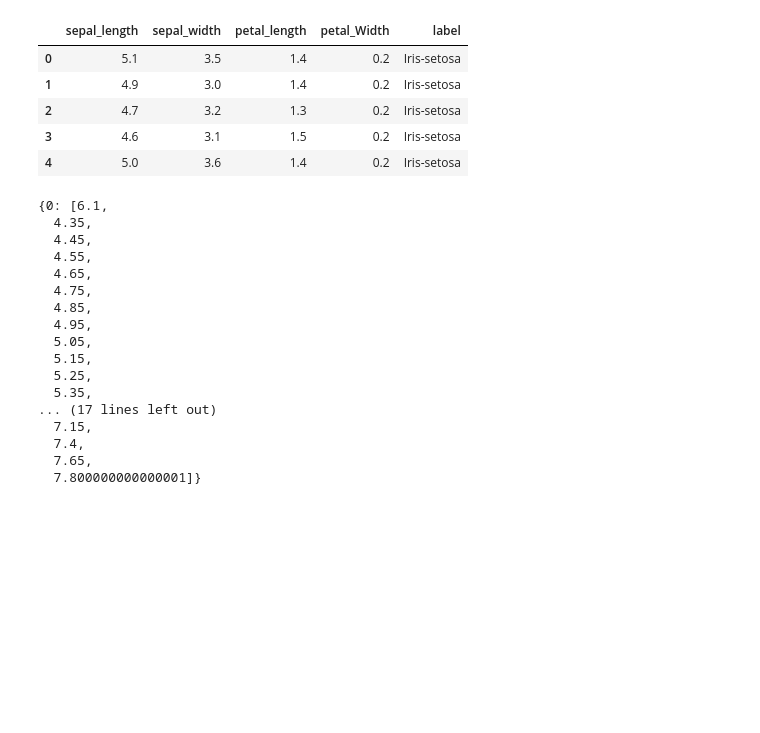
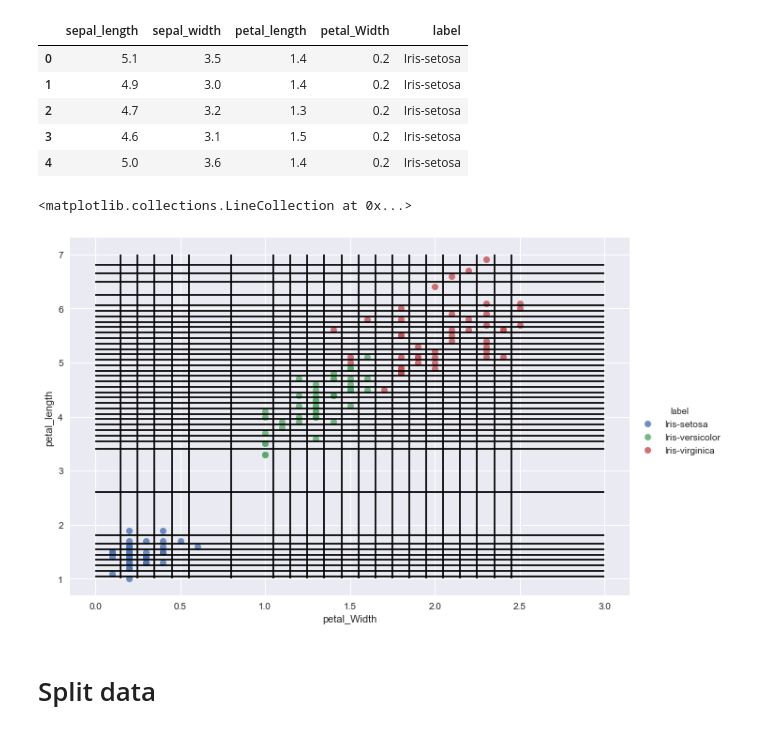
Before and after one commit to Inamdarpushkar/Decision_Tree, a Jupyter notebook: Decison_Tree_Python.ipynb, the cells around one changed output. Cells and saved outputs as stored; diff of their text form; code cells hidden in the pictures; blank space fills up the shorter version.

```diff
--- a/Decison_Tree_Python.ipynb
+++ b/Decison_Tree_Python.ipynb
@@ -69,7 +71,5 @@ classify_data(train_df[train_df.petal_Width>0.8].values)
 # %% [markdown]
 # Potential splits
-# %%
-def get_potential_splits(data):
 # %%
 train_df.head()
 # %% [output]
@@ -90,29 +90,22 @@ def get_potential_splits(data):
         unique_values=np.unique(values)
 
         for index in range(len(unique_values)):
-            current_value=unique_values[index]
-            previous_value=unique_values[index-1]
-            potential_split=(current_value+previous_value)/2
-            potential_splits[column_index].append(potential_split)
+            if index!=0:
+                current_value=unique_values[index]
+                previous_value=unique_values[index-1]
+                potential_split=(current_value+previous_value)/2
+                potential_splits[column_index].append(potential_split)
 
-        return potential_splits
+    return potential_splits
+
+potential_splits=get_potential_splits(train_df.values)
-# %%
-get_potential_splits(data)
-# %% [output]
-{0: [6.1,
-  4.35,
-  4.45,
-  4.55,
-  4.65,
-  4.75,
-  4.85,
-  4.95,
-  5.05,
-  5.15,
-  5.25,
-  5.35,
-... (17 lines left out)
-  7.15,
-  7.4,
-  7.65,
-  7.800000000000001]}
+# %%
+sns.lmplot(data=train_df,x='petal_Width',y='petal_length',hue='label',fit_reg=False,size=6,aspect=1.5)
+
+plt.pyplot.vlines(x=potential_splits[3],ymin=1,ymax=7)
+plt.pyplot.hlines(y=potential_splits[2],xmin=0,xmax=3)
+# %% [output]
+<matplotlib.collections.LineCollection at 0x...>
+[figure, added]
+# %% [markdown]
+# Split data
```
Also changed, not shown: parts of 4 cells of this notebook.
